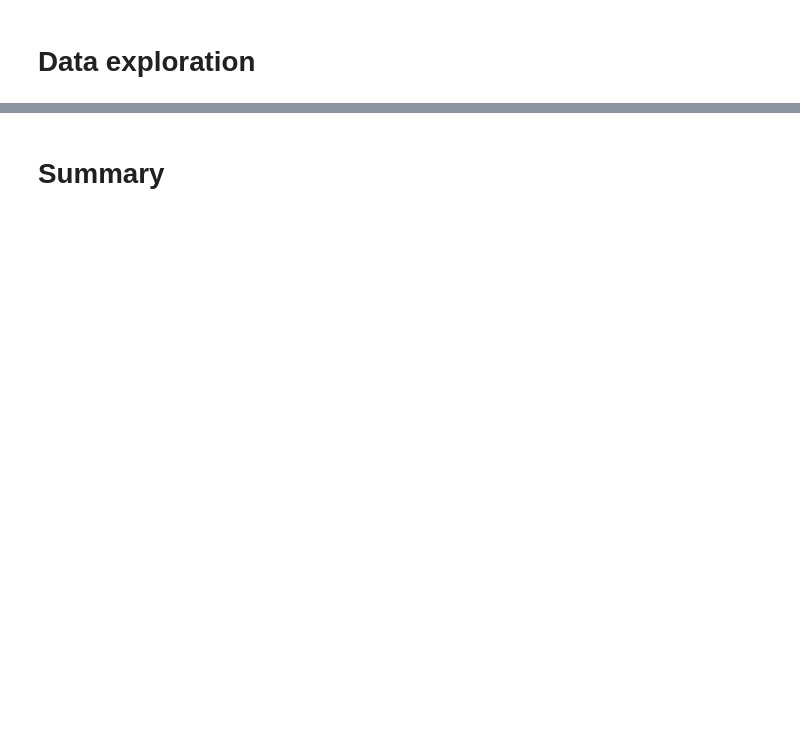
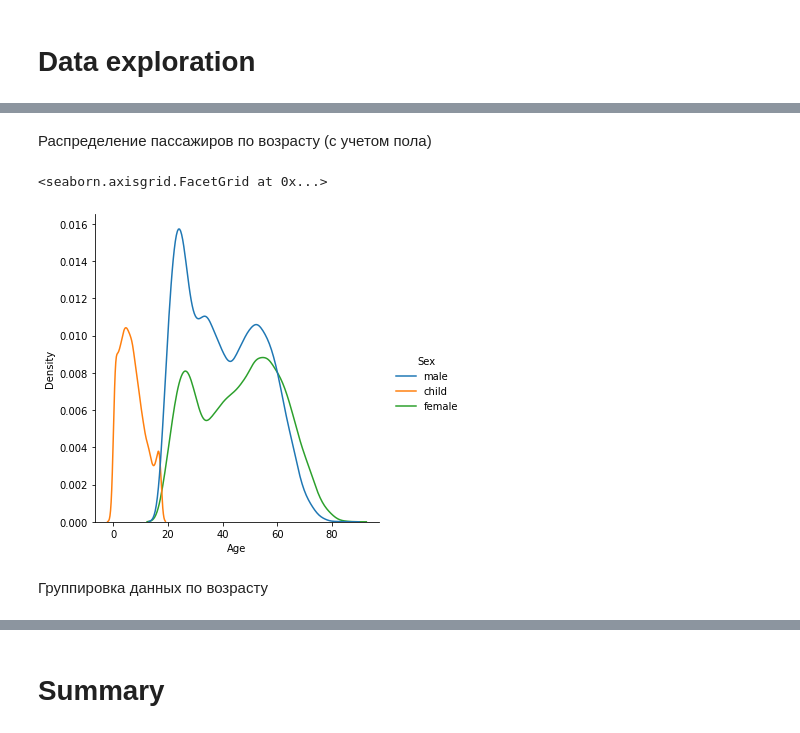
Before and after one commit to LaSegadora/rsschool_2_data_exploration, a Jupyter notebook: eda.ipynb, the cells around one changed output, grey strips where cells are left out. Cells and saved outputs as stored; diff of their text form; code cells hidden in the pictures; blank space fills up the shorter version.

```diff
--- a/eda.ipynb
+++ b/eda.ipynb
@@ -137,0 +57,9 @@ sns.catplot(x='Pclass',hue='Sex',col='Survived',data=data,kind='count')
+# %% [markdown]
+Распределение пассажиров по возрасту (с учетом пола)
+# %%
+sns.displot(data=data,x='Age',hue='Sex',kind='kde')
+# %% [output]
+<seaborn.axisgrid.FacetGrid at 0x...>
+[figure, added]
+# %% [markdown]
+Группировка данных по возрасту
```
Also changed, not shown: parts of 58 cells of this notebook.
